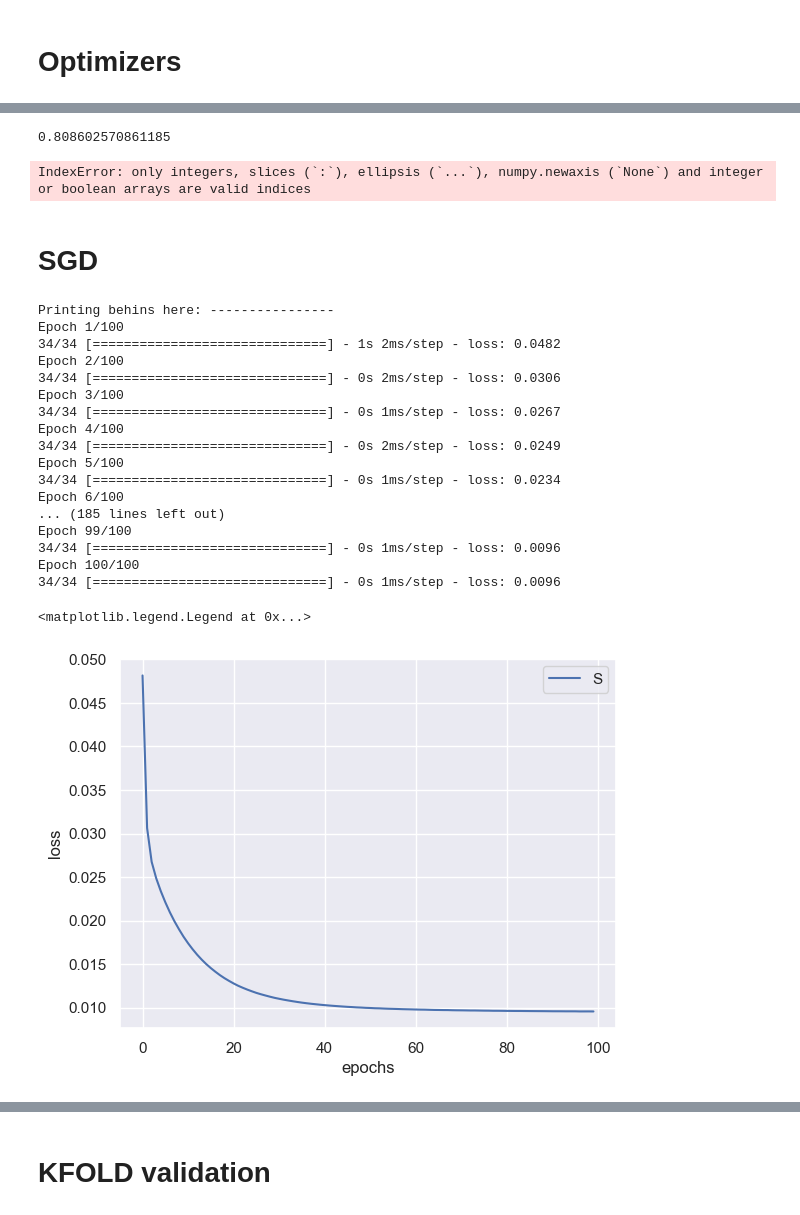
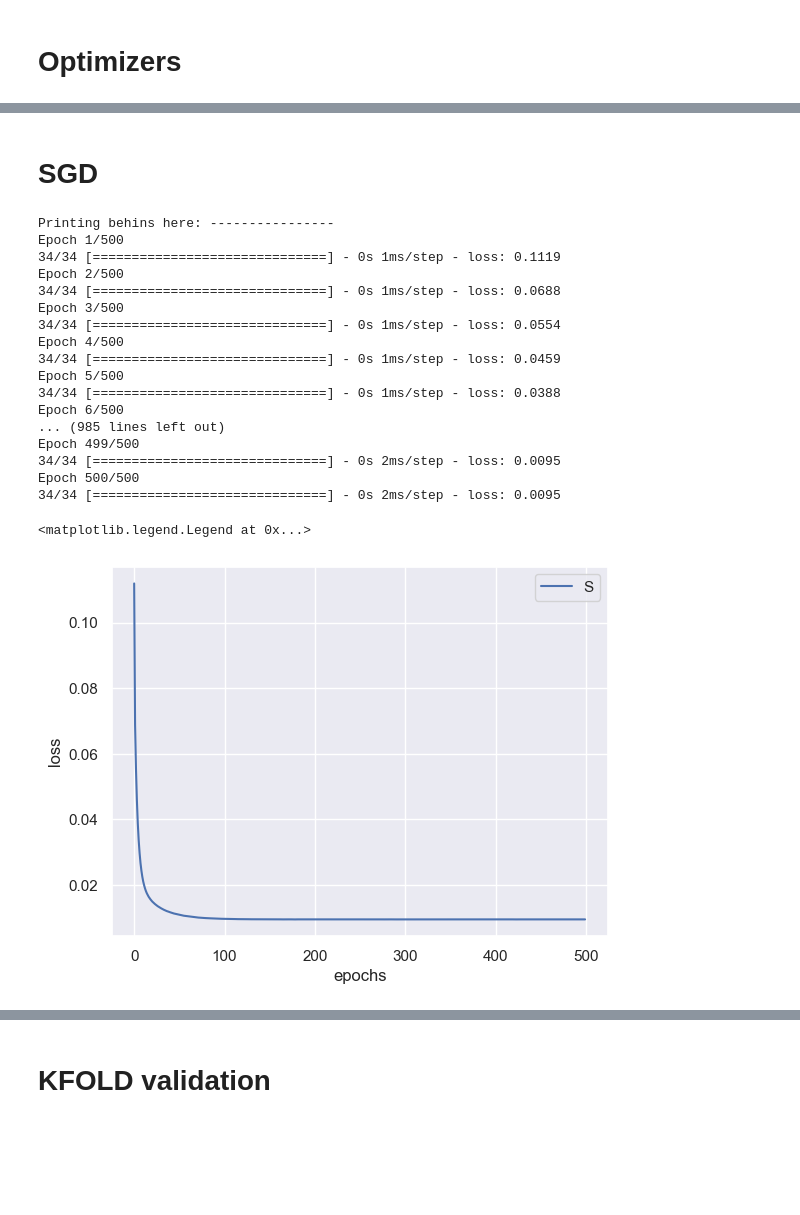
Before and after one commit to Ayushrawat-cmd/STPI-internship, a Jupyter notebook: model1.ipynb, the cells around one changed output, grey strips where cells are left out. Drawn from its saved outputs; the diff is of its cells as text; code cells hidden in the pictures; blank space fills up the shorter version.

```diff
--- a/model1.ipynb
+++ b/model1.ipynb
@@ -89,0 +109,2 @@ data.shape[0]
+# %%
+scaled_x = np.append(scaled_x, X[:,:1],axis=1)
@@ -102,3 +123,0 @@ model = AdaBoostRegressor(n_estimators=100, random_state=0, learning_rate=0.1)
-# %%
-model.fit(poly_x_train,y_train)
-y_predict_ADAregressor = model.predict(poly_x_test)
@@ -124,13 +124,3 @@ comparison
-# %%
-r2_score(y_test,y_predict_ADAregressor)
-# %% [output]
-0.808602570861185
-# %%
-plt.scatter(X['bmi'],Y, edgecolors=(0,0,0))
-# plt(X['bmi'], color='red')
-plt.show()
-# %% [output]
-IndexError: only integers, slices (`:`), ellipsis (`...`), numpy.newaxis (`None`) and integer or boolean arrays are valid indices
 # %% [markdown]
 # SGD
 # %%
@@ -146,41 +136,42 @@ from tensorflow.keras.losses import mse
 # %%
 #SGD
 # Use the required optimizer to compile the model
 
 model = Sequential()
 model.add(Dense(1,activation = 'linear'))
+model.add(Dense(1))
 
 print("Printing behins here: ----------------")
 model.compile(optimizer=tf.keras.optimizers.SGD(learning_rate=0.01,momentum=0.0,
     nesterov=False,),loss=tf.keras.losses.mse)
-train = model.fit(x_train,y_train,epochs=100)
+train = model.fit(x_train,y_train,epochs=500)
 
 #loss over time
 plt.plot(train.history['loss'], label='loss')
 plt.xlabel('epochs')
 plt.ylabel('loss')
 plt.legend('SGD')
 # model.predict(x_test,y_test)
 # %% [output]
 Printing behins here: ----------------
-Epoch 1/100
-34/34 [==============================] - 1s 2ms/step - loss: 0.0482
-Epoch 2/100
-34/34 [==============================] - 0s 2ms/step - loss: 0.0306
-Epoch 3/100
-34/34 [==============================] - 0s 1ms/step - loss: 0.0267
-Epoch 4/100
-34/34 [==============================] - 0s 2ms/step - loss: 0.0249
-Epoch 5/100
-34/34 [==============================] - 0s 1ms/step - loss: 0.0234
-Epoch 6/100
-... (185 lines left out)
-Epoch 99/100
-34/34 [==============================] - 0s 1ms/step - loss: 0.0096
-Epoch 100/100
-34/34 [==============================] - 0s 1ms/step - loss: 0.0096
+Epoch 1/500
+34/34 [==============================] - 0s 1ms/step - loss: 0.1119
+Epoch 2/500
+34/34 [==============================] - 0s 1ms/step - loss: 0.0688
+Epoch 3/500
+34/34 [==============================] - 0s 1ms/step - loss: 0.0554
+Epoch 4/500
+34/34 [==============================] - 0s 1ms/step - loss: 0.0459
+Epoch 5/500
+34/34 [==============================] - 0s 1ms/step - loss: 0.0388
+Epoch 6/500
+... (985 lines left out)
+Epoch 499/500
+34/34 [==============================] - 0s 2ms/step - loss: 0.0095
+Epoch 500/500
+34/34 [==============================] - 0s 2ms/step - loss: 0.0095
 <matplotlib.legend.Legend at 0x...>
-[figure, old version]
+[figure, new version]
 # %%
 pred = model.predict(x_test)
 # %% [output]
```
Also changed, not shown: parts of 19 cells of this notebook, 2 other files.
